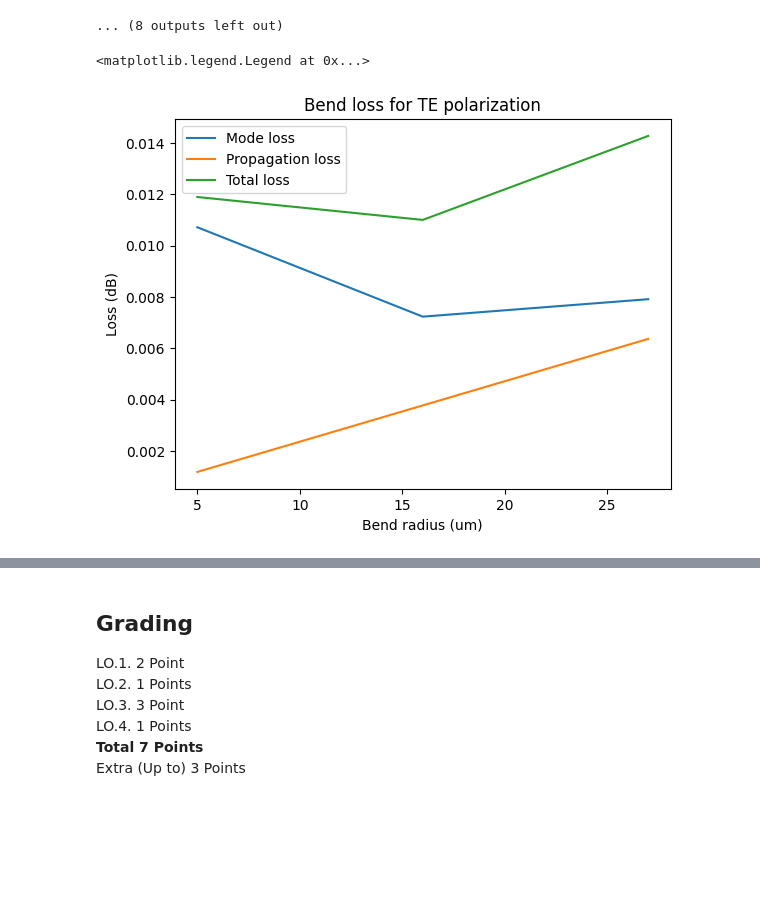
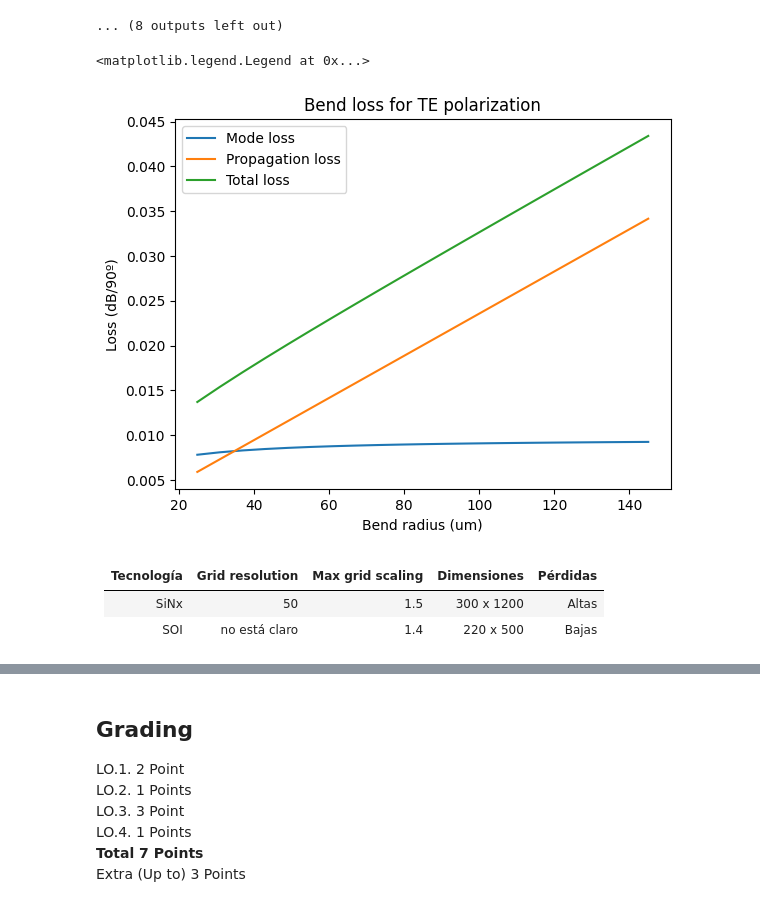
Before and after one commit to davidalcarria/pic-upv-lab1, a Jupyter notebook: WAVEGUIDES_Student.ipynb, the cells around one changed output, grey strips where cells are left out. Drawn from its saved outputs; the diff is of its cells as text; code cells hidden in the pictures; blank space fills up the shorter version.

```diff
--- a/WAVEGUIDES_Student.ipynb
+++ b/WAVEGUIDES_Student.ipynb
@@ -702,34 +702,38 @@ plt.colorbar(orientation='horizontal',fraction=0.04).set_label("TE fraction")
 # %%
 bend_1550 = gt.modes.Waveguide(
     wavelength=1550 * nm,
     core_width=500 * nm,
     slab_thickness=0.0,
     core_material='si',
     clad_material='sio2',
     core_thickness=220 * nm,
     num_modes=1,
     cache_path='.cache/',
     precision='double',
     max_grid_scaling=1.4,
     grid_resolution=20,
     bend_radius=20, # Bend radius
 )
 
-radii = np.arange(5, 30 ,11)
+radii = np.arange(25, 150 ,6)
 
 mismatch = gt.modes.sweep_bend_mismatch(bend_1550, radii)
 
 dB_cm = 1.5  # dB/cm Technology loss -
-length = 0.5 * np.pi * radii * 1e-6
 propagation_loss = radii*(np.pi/2)*(dB_cm/10000)
 
 plt.title("Bend loss for TE polarization")
 plt.plot(radii, -10 * np.log10(mismatch), label="Mode loss")
 plt.plot(radii, propagation_loss,  label="Propagation loss")
 plt.plot(radii, propagation_loss-10 * np.log10(mismatch), label="Total loss")
 plt.xlabel("Bend radius (um)")
-plt.ylabel("Loss (dB)")
+plt.ylabel("Loss (dB/90º)")
 plt.legend()
 # %% [output]
 <matplotlib.legend.Legend at 0x...>
-[figure, old version]
+[figure, new version]
+# %% [markdown]
+| Tecnología |  Grid resolution | Max grid scaling| Dimensiones|Pérdidas|
+|------------|------------------|-----------------|-------------|----------|
+| SiNx       | 50             | 1.5           | 300 x 1200   | Altas    |
+| SOI        | no está claro     | 1.4            | 220 x 500    | Bajas   |
```
Also changed, not shown: parts of 1 cell of this notebook.
